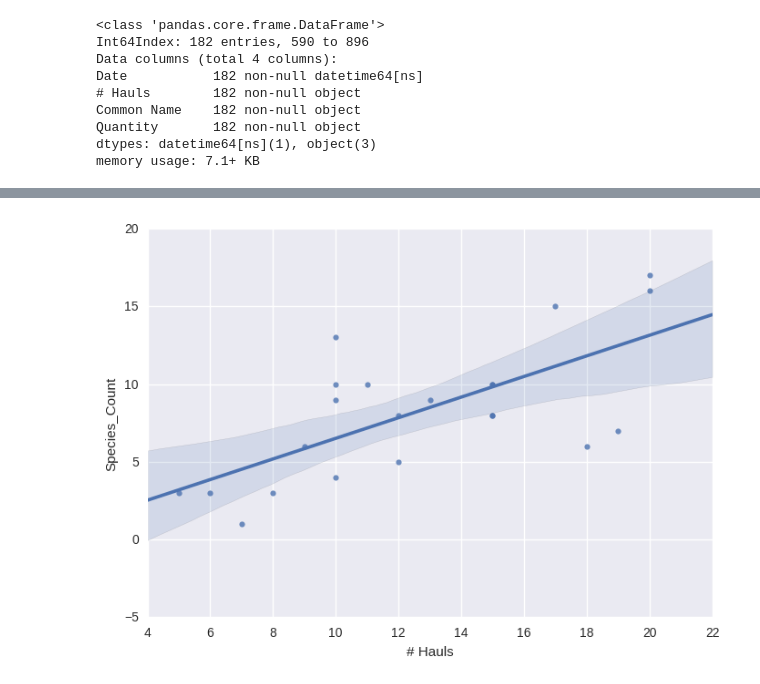
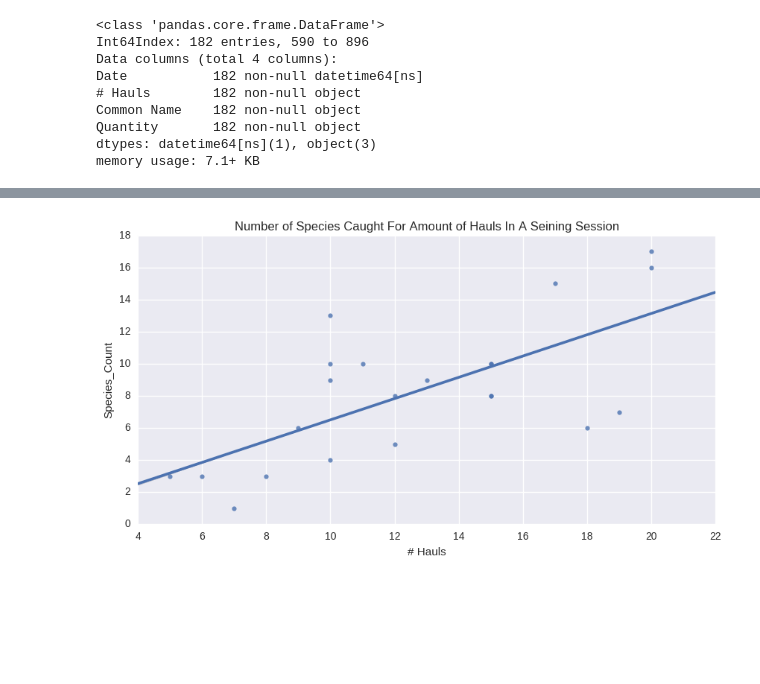
Before and after one commit to Shadhopson/Seining_Analysis, a Jupyter notebook: Hauls.ipynb, the cells around one changed output, grey strips where cells are left out. Drawn from its saved outputs; the diff is of its cells as text; code cells hidden in the pictures; blank space fills up the shorter version.

```diff
--- a/Hauls.ipynb
+++ b/Hauls.ipynb
@@ -122,7 +130,11 @@ for date in dates:
 df["Species_Count"] = [species_count_dict[x] for x in df['Date']]
 # %%
 hauls_species_df = df.groupby(['Date', '# Hauls', 'Species_Count'], as_index=False).sum()
-# %%
-ax = sns.regplot(x="# Hauls", y="Species_Count", data=hauls_species_df, order = 1, ci = 95)
-# %% [output]
-[figure, removed]
+# %%
+ax = sns.regplot(x="# Hauls", y="Species_Count", data=hauls_species_df, ci = False, order = 1)
+ax.set_title("Number of Species Caught For Amount of Hauls In A Seining Session")
+ax.figure.set_figheight(5)
+ax.figure.set_figwidth(10)
+ax.figure.savefig("Graphs/Number of Species Caught For Amount of Hauls In A Seining Session")
+# %% [output]
+[figure, added]
```
Also changed, not shown: parts of 6 cells of this notebook, 8 other files.
